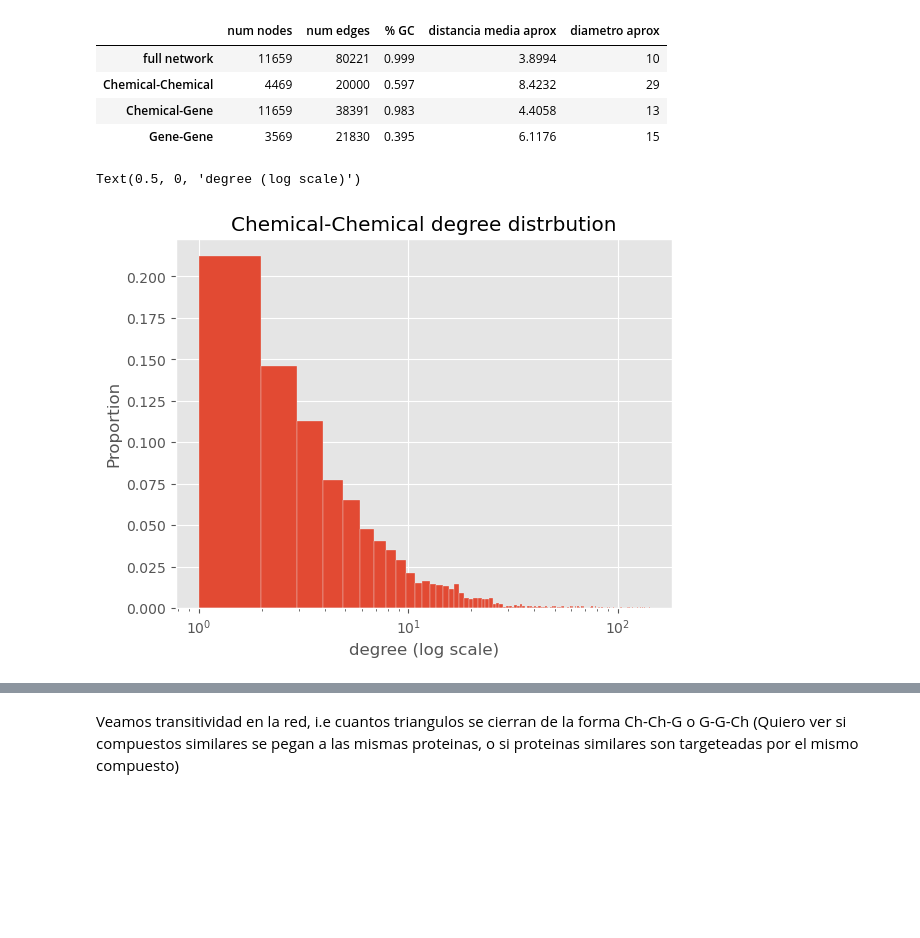
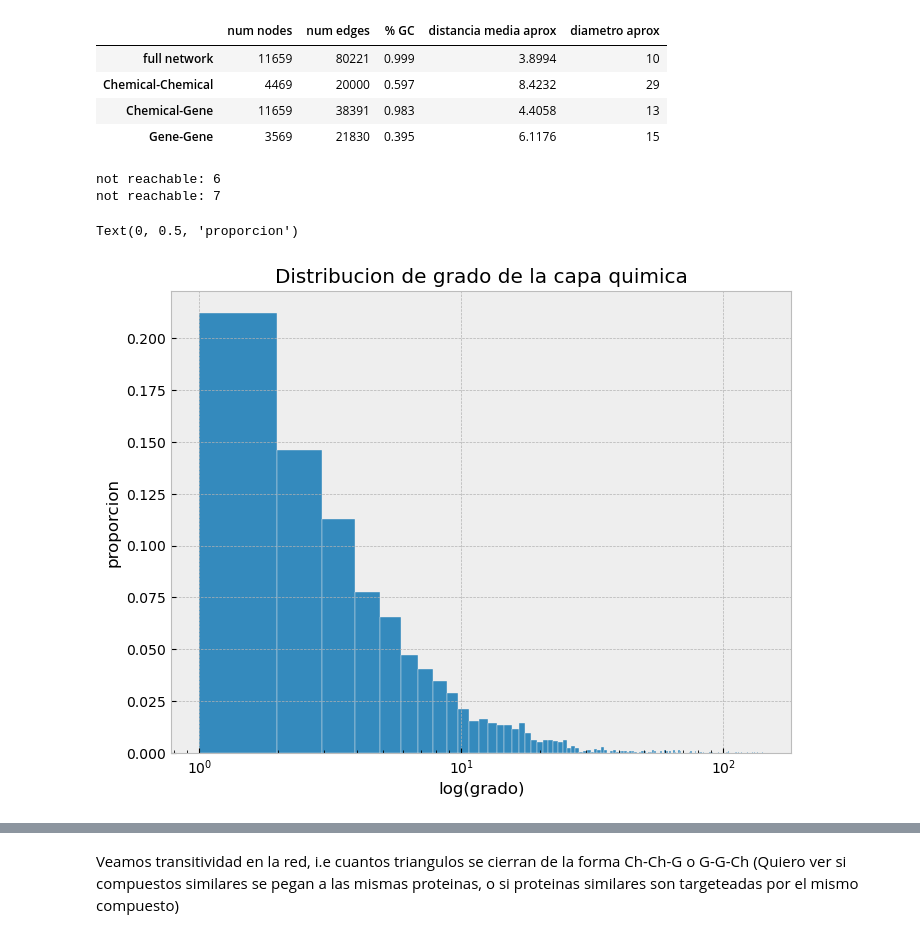
Before and after one commit to nyanovsky/tesis, a Jupyter notebook: data/network_analysis.ipynb, the cells around one changed output, grey strips where cells are left out. Cells and saved outputs as stored; diff of their text form; code cells hidden in the pictures; blank space fills up the shorter version.

```diff
--- a/data/network_analysis.ipynb
+++ b/data/network_analysis.ipynb
@@ -60,10 +89,20 @@ import seaborn as sns
+# %%
+ds_nc_genes_to_gc = dists_to_subgraph(not_connected_genes, gc_nodes)
+ds_nc_drugs_to_gc = dists_to_subgraph(not_connected_drugs, gc_nodes)
+# %% [output]
+not reachable: 6
+not reachable: 7
+# %%
+plt.style.use("bmh")
 # %%
+plt.figure(figsize=(8,6))
 ChCh_degs = [deg for node, deg in ChCh_subgraph.degree()] #type: ignore
 sns.histplot(ChCh_degs, bins=145, alpha=1, stat="proportion")
 plt.xscale("log")
-plt.title("Chemical-Chemical degree distrbution")
-plt.xlabel("degree (log scale)")
+plt.title("Distribucion de grado de la capa quimica")
+plt.xlabel("log(grado)")
+plt.ylabel("proporcion")
 # %% [output]
-Text(0.5, 0, 'degree (log scale)')
+Text(0, 0.5, 'proporcion')
-[figure, old version]
+[figure, new version]
 # %%
```
Also changed, not shown: parts of 13 cells of this notebook.
